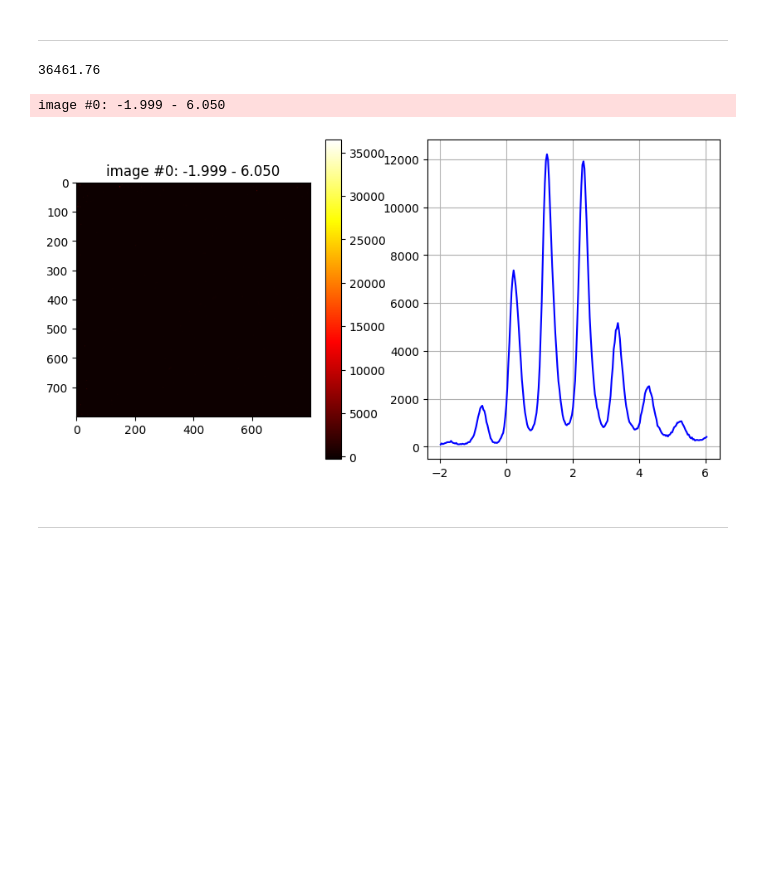
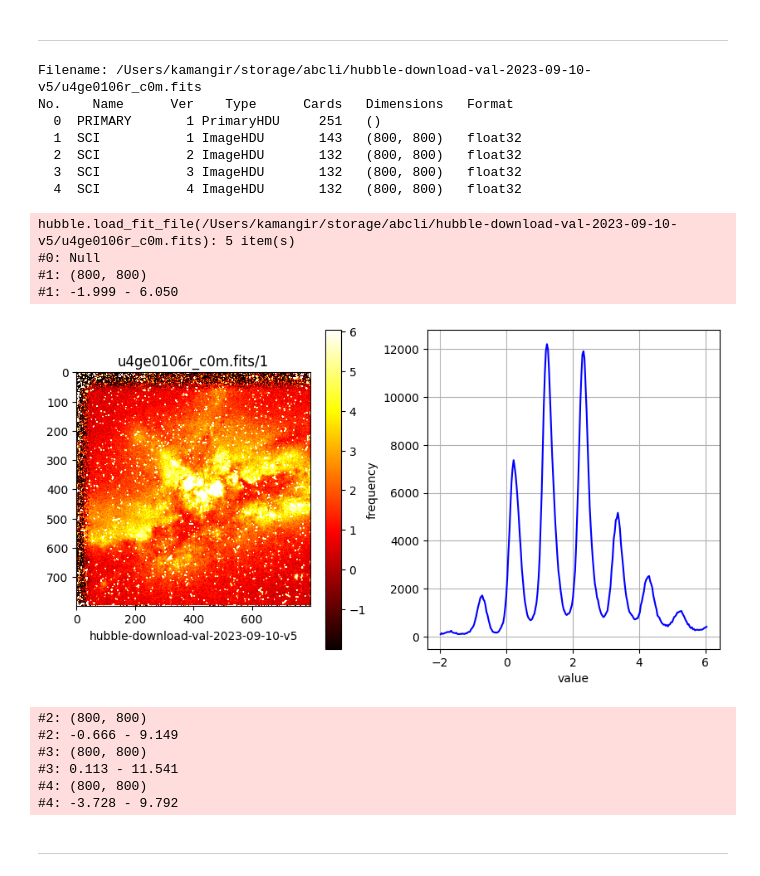
Before and after one commit to kamangir/hubble, a Jupyter notebook: notebooks/fits.ipynb, the cells around one changed output. Drawn from its saved outputs; the diff is of its cells as text; code cells hidden in the pictures; blank space fills up the shorter version.

Commit message:
- kamangir/bolt#746

```diff
--- a/notebooks/fits.ipynb
+++ b/notebooks/fits.ipynb
@@ -44,5 +52,25 @@ abcli download
 # %% [markdown]
 ---
 # %%
-filename = [filename for filename in objects.list_of_files(object_name) if file.extension(filename) == "fits"][0]
-logger.info(f"filename:{filename}")
+for filename in objects.list_of_files(object_name):
+    if file.extension(filename) == "fits":
+        load_fit_file(filename, plot=True)
+# %% [output]
+Filename: /Users/kamangir/storage/abcli/hubble-download-val-2023-09-10-v5/u4ge0106r_c0m.fits
+No.    Name      Ver    Type      Cards   Dimensions   Format
+  0  PRIMARY       1 PrimaryHDU     251   ()
+  1  SCI           1 ImageHDU       143   (800, 800)   float32
+  2  SCI           2 ImageHDU       132   (800, 800)   float32
+  3  SCI           3 ImageHDU       132   (800, 800)   float32
+  4  SCI           4 ImageHDU       132   (800, 800)   float32
+hubble.load_fit_file(/Users/kamangir/storage/abcli/hubble-download-val-2023-09-10-v5/u4ge0106r_c0m.fits): 5 item(s)
+#0: Null
+#1: (800, 800)
+#1: -1.999 - 6.050
+[figure, added]
+#2: (800, 800)
+#2: -0.666 - 9.149
+#3: (800, 800)
+#3: 0.113 - 11.541
+#4: (800, 800)
+#4: -3.728 - 9.792
@@ -56,35 +77,3 @@ with fits.open(filename) as hdul:
-# %%
-np.max(images[0])
-# %% [output]
-36461.76
-# %%
-cmap = "hot"
-
-index = 0
-margin = 5
-
-vmin = np.percentile(images[index], margin)
-vmax = np.percentile(images[index], 100 - margin)
-
-description = f"image #{index}: {vmin:.3f} - {vmax:.3f}"
-logger.info(description)
-
-histogram, bin_edges = np.histogram(images[index], bins=256, range=(vmin,vmax))
-
-bins = (bin_edges[:-1] + bin_edges[1:]) / 2
-
-plt.figure(figsize=(10, 5))
-plt.subplot(121)
-plt.imshow(images[index], cmap=cmap, vmin=vmin, vmax=vmax)
-plt.colorbar(cmap=cmap)
-plt.title(description)
-plt.subplot(122)
-plt.plot(bins, histogram, color='b')
-plt.grid(True)
-plt.show()
-# %% [output]
-image #0: -1.999 - 6.050
-[figure, removed]
 # %% [markdown]
 ---
 # %%
```
Also changed, not shown: parts of 6 cells of this notebook, 3 other files.
